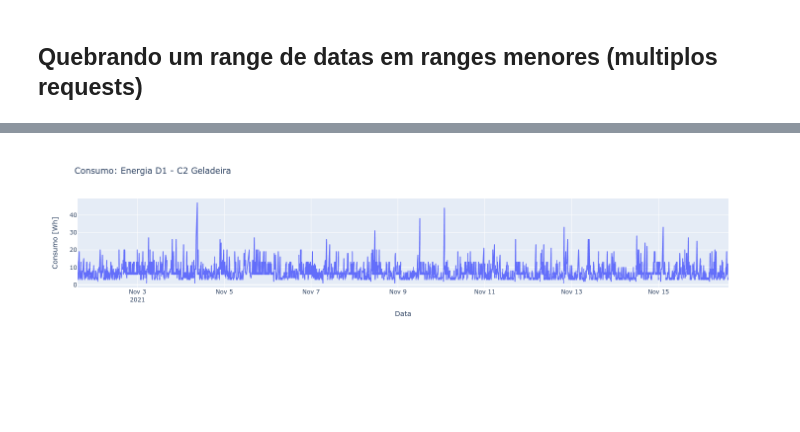
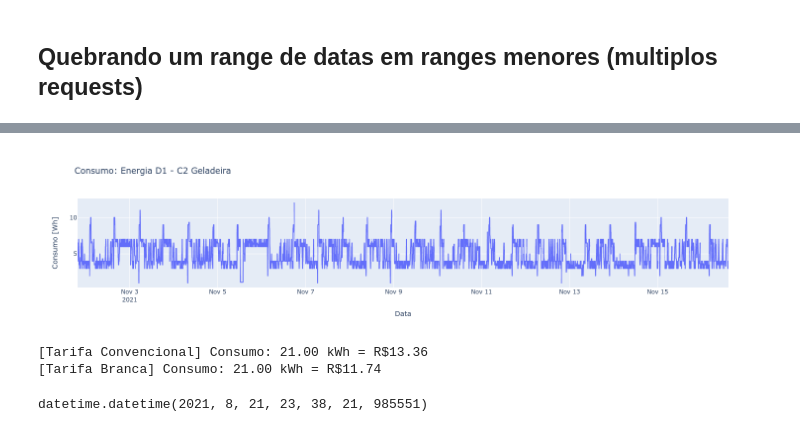
Before and after one commit to gitoso-College-Projects-ITA-2021/HID-65-CATALAN, a Jupyter notebook: notebooks/PoC.ipynb, the cells around one changed output, grey strips where cells are left out. Saved outputs shown, nothing was run; the diff lists cells and outputs as text; code cells hidden in the pictures; blank space fills up the shorter version.

```diff
--- a/notebooks/PoC.ipynb
+++ b/notebooks/PoC.ipynb
@@ -117,7 +115,7 @@ today.strftime('%Y-%m-%d %H:%M:%S')
 # %% [markdown]
 ## Quebrando um range de datas em ranges menores (multiplos requests)
 # %%
-MAX_DAYS_REQUEST = 4
+MAX_DAYS_REQUEST = 3
 
 date_format_str = '%Y-%m-%d %H:%M:%S'
 today = datetime.today()
@@ -141,6 +139,7 @@ if delta_days > MAX_DAYS_REQUEST:
         temp_start_date = temp_end_date + timedelta(seconds=1)
         temp_end_date += timedelta(days=MAX_DAYS_REQUEST)
 
+    temp_end_date -= timedelta(days=MAX_DAYS_REQUEST)
     temp_end_date += timedelta(seconds=1)
     params_array.append({
         'device_id': '198762435721298897478401',
@@ -191,10 +192,34 @@ for params in params_array:
         measures.append(raw_measure['measure'])
         measures_time.append(datetime.fromtimestamp(raw_measure['measure_unixtime']))
         measures_accumulated.append(raw_measure['measure_accumulated'])
+
+measures_smooth = []
+measures_time_smooth = []
+measures_accumulated_smooth = []
+
+measures_smooth.append(measures[0])
+measures_time_smooth.append(measures_time[0])
+measures_accumulated_smooth.append(measures_accumulated[0])
+
+for i in range(1,len(measures)):
+    delta_time_minutes = round((measures_time[i] - measures_time[i-1]).total_seconds() / 60)
+
+    if delta_time_minutes > 5:
+        multiplier = round(delta_time_minutes / 5)
+        for j in range(multiplier):
+            measures_smooth.append(measures[i] / multiplier)
+            measures_time_smooth.append(measures_time[i-1] + timedelta(minutes=(j+1)*5))
+        pass
+    else:
+        measures_smooth.append(measures[i])
+        measures_time_smooth.append(measures_time[i])
 # %%
+# Creating DataFrame
+
 fig = px.line(x=measures_time, y=measures, title=f'Consumo: {data["device_name"]}')
+fig = px.line(x=measures_time_smooth, y=measures_smooth, title=f'Consumo: {data["device_name"]}')
 fig.update_xaxes(title="Data")
 fig.update_yaxes(title="Consumo [Wh]")
 fig.show()
 # %% [output]
-[figure, old version]
+[figure, new version]
@@ -200,0 +263,13 @@ fig.show()
+# %%
+(consumo, custo) = custo_convencional(measures, measures_time)
+print(f'[Tarifa Convencional] Consumo: {consumo:.2f} kWh = R${custo:.2f}')
+
+(consumo, custo) = custo_tarifa_branca(measures, measures_time)
+print(f'[Tarifa Branca] Consumo: {consumo:.2f} kWh = R${custo:.2f}')
+# %% [output]
+[Tarifa Convencional] Consumo: 21.00 kWh = R$13.36
+[Tarifa Branca] Consumo: 21.00 kWh = R$11.74
+# %%
+datetime.today() - relativedelta.relativedelta(months=3)
+# %% [output]
+datetime.datetime(2021, 8, 21, 23, 38, 21, 985551)
```
Also changed, not shown: parts of 5 cells of this notebook, 5 other files.
